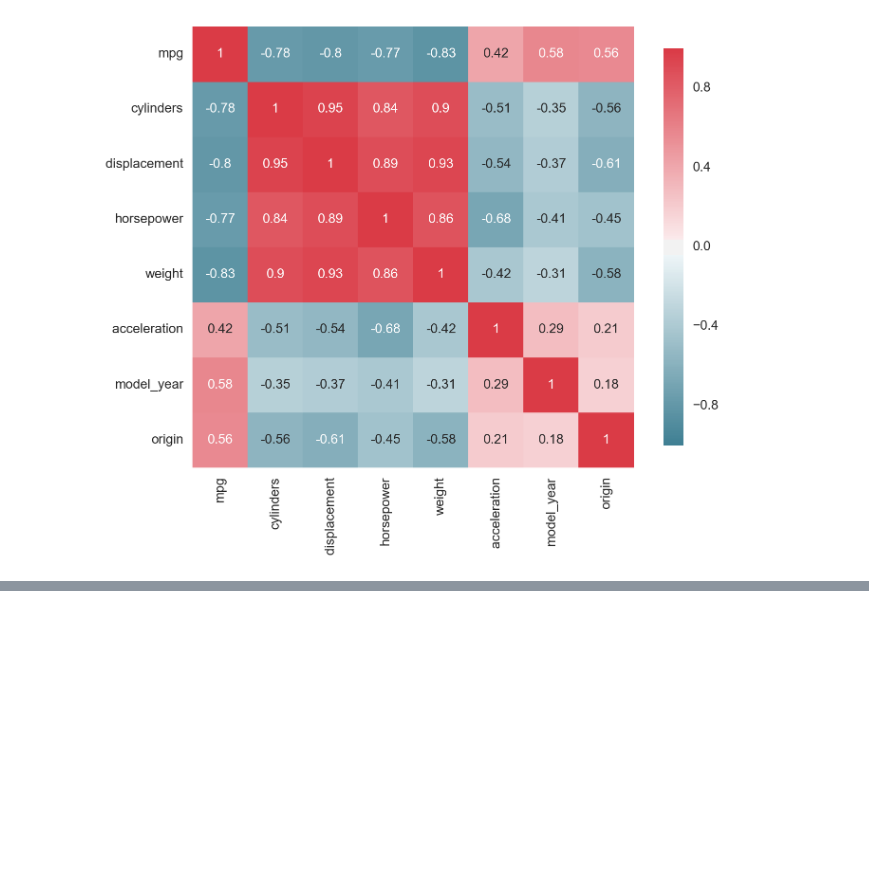
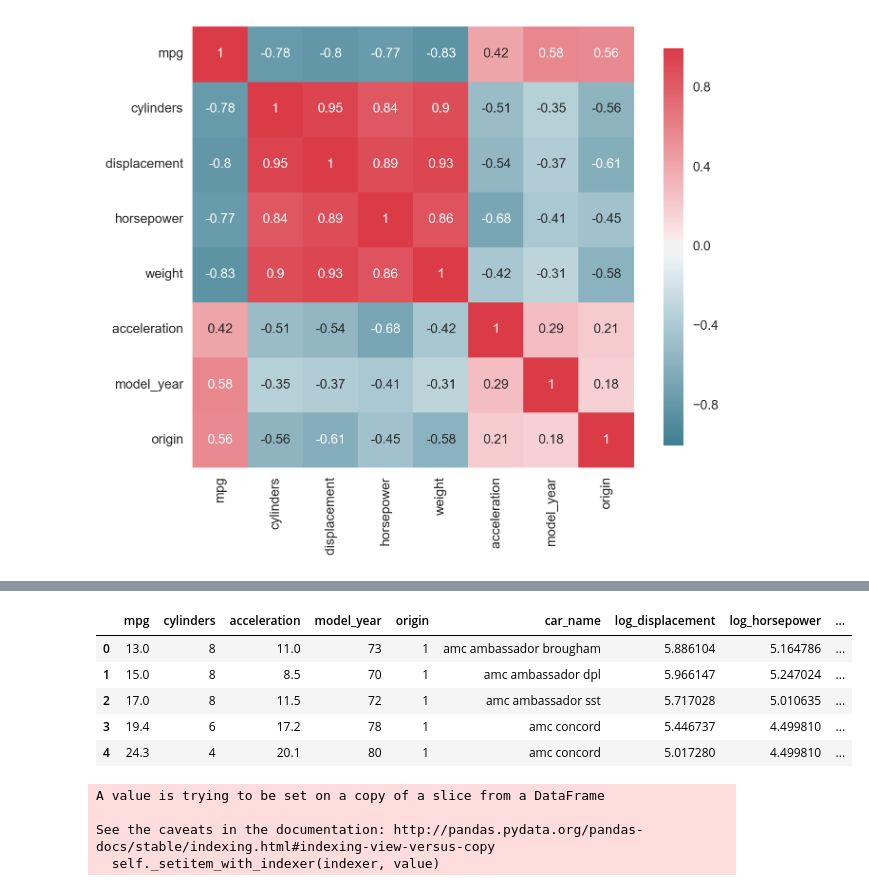
Before and after one commit to dangspin/Kaggle, a Jupyter notebook: Auto-mpg/Auto-mpg.ipynb, the cells around one changed output, grey strips where cells are left out. Saved outputs shown, nothing was run; the diff lists cells and outputs as text; code cells hidden in the pictures; blank space fills up the shorter version.

```diff
--- a/Auto-mpg/Auto-mpg.ipynb
+++ b/Auto-mpg/Auto-mpg.ipynb
@@ -214,0 +246,13 @@ origin.corr()
+# %%
+newdf.drop(['displacement','horsepower'],axis=1,inplace=True)
+# %%
+newdf.drop(['log_origin','weight'],axis=1,inplace=True)
+# %%
+newdf.head()
+# %% [output]
+|  | mpg | cylinders | acceleration | model_year | origin | car_name | log_displacement | log_horsepower | ... |
+| 0 | 13.0 | 8 | 11.0 | 73 | 1 | amc ambassador brougham | 5.886104 | 5.164786 | ... |
+| 1 | 15.0 | 8 | 8.5 | 70 | 1 | amc ambassador dpl | 5.966147 | 5.247024 | ... |
+| 2 | 17.0 | 8 | 11.5 | 72 | 1 | amc ambassador sst | 5.717028 | 5.010635 | ... |
+| 3 | 19.4 | 6 | 17.2 | 78 | 1 | amc concord | 5.446737 | 4.499810 | ... |
+| 4 | 24.3 | 4 | 20.1 | 80 | 1 | amc concord | 5.017280 | 4.499810 | ... |
@@ -214,0 +261,7 @@ origin.corr()
+# %%
+newdf['car_type'].loc[392:397]='volkswagen'
+# %% [output]
+A value is trying to be set on a copy of a slice from a DataFrame
+
+See the caveats in the documentation: http://pandas.pydata.org/pandas-docs/stable/indexing.html#indexing-view-versus-copy
+  self._setitem_with_indexer(indexer, value)
```
Also changed, not shown: parts of 41 cells of this notebook.
